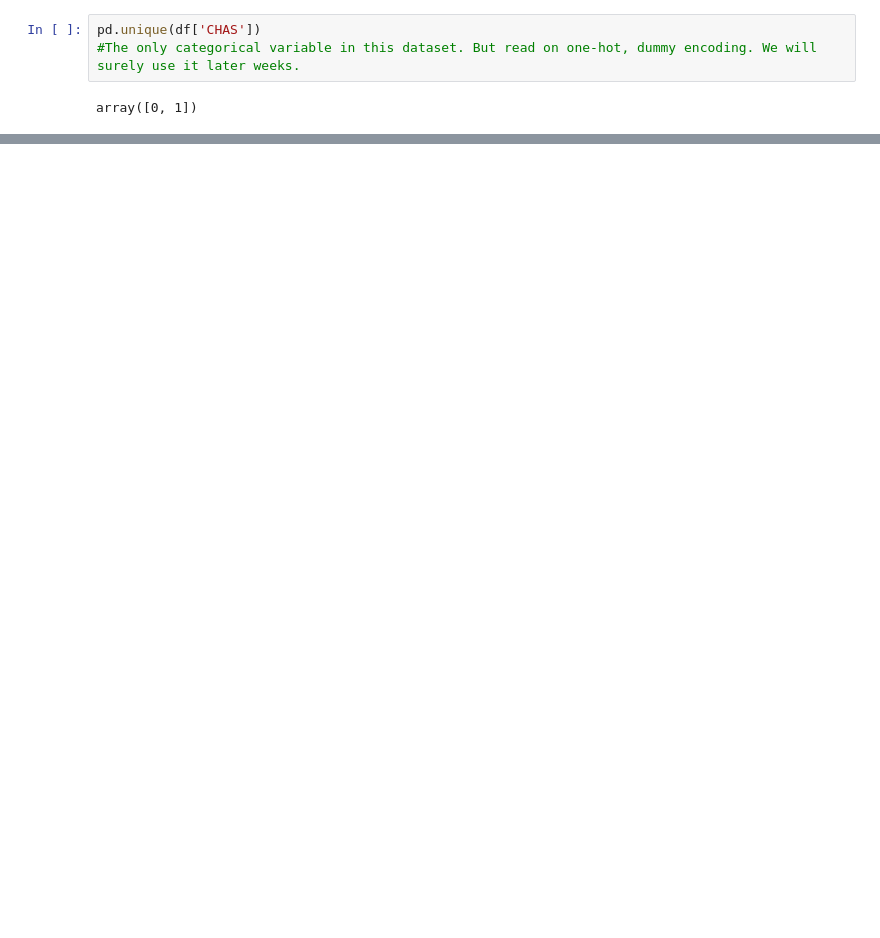
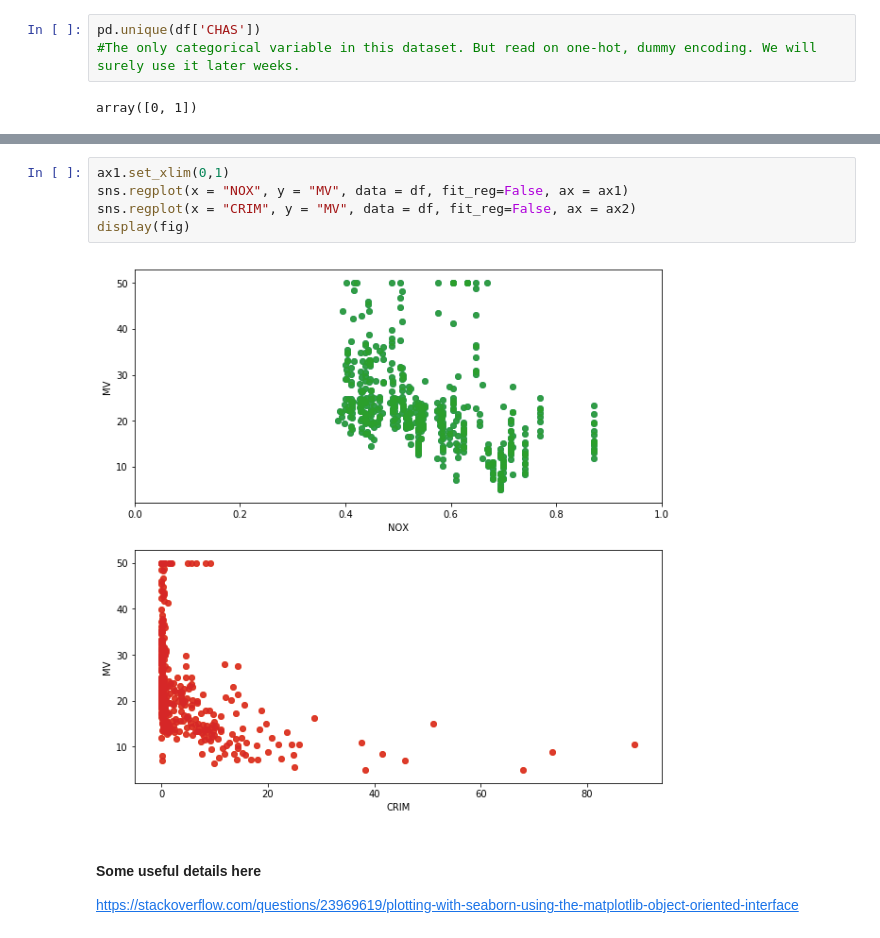
Before and after one commit to fenilsuchak/CTE-Data-Science-And-Machine-Learning, a Jupyter notebook: Week_2/Week2_Class2.ipynb, the cells around one changed output, grey strips where cells are left out. Drawn from its saved outputs; the diff is of its cells as text; blank space fills up the shorter version.

```diff
--- a/Week_2/Week2_Class2.ipynb
+++ b/Week_2/Week2_Class2.ipynb
@@ -224,0 +269,10 @@ array([0, 1])
+# %%
+ax1.set_xlim(0,1)
+sns.regplot(x = "NOX", y = "MV", data = df, fit_reg=False, ax = ax1)
+sns.regplot(x = "CRIM", y = "MV", data = df, fit_reg=False, ax = ax2)
+display(fig)
+# %% [output]
+[figure, added]
+# %% [markdown]
+#### Some useful details here
+https://stackoverflow.com/questions/23969619/plotting-with-seaborn-using-the-matplotlib-object-oriented-interface
```
Also changed, not shown: parts of 34 cells of this notebook.
